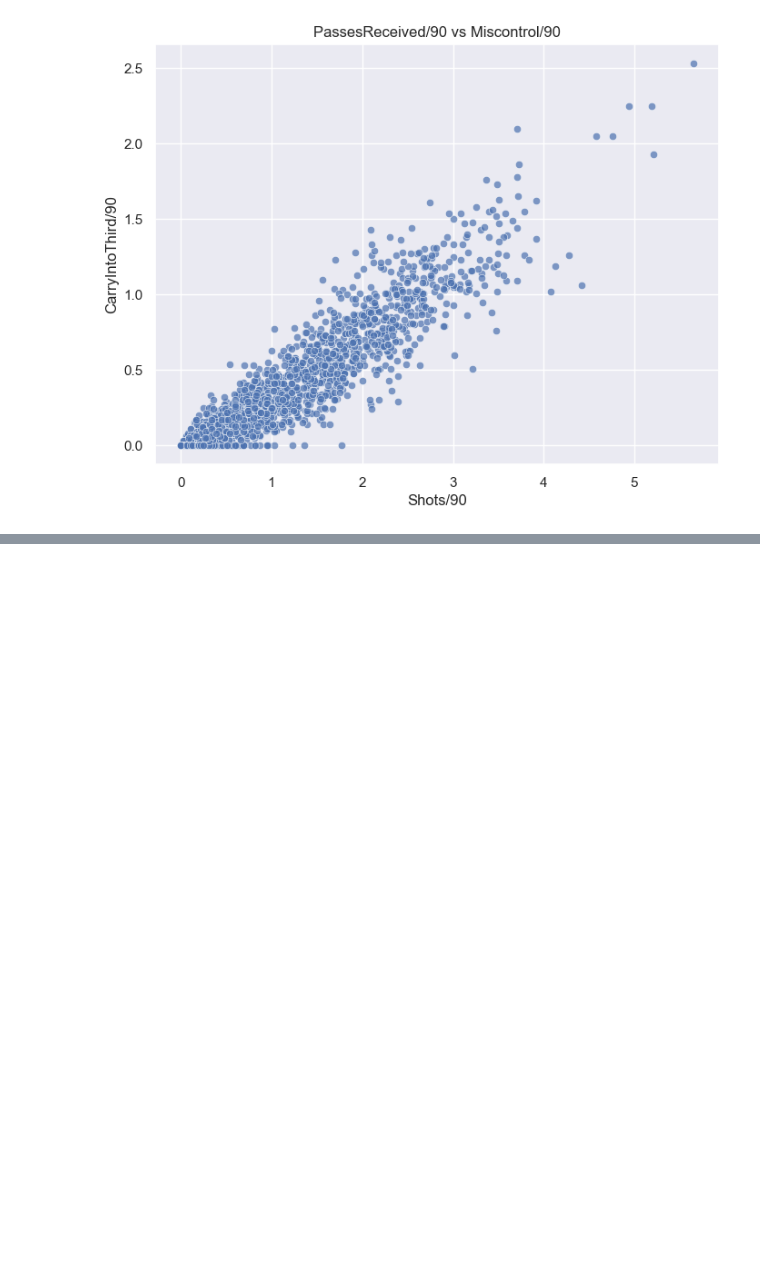
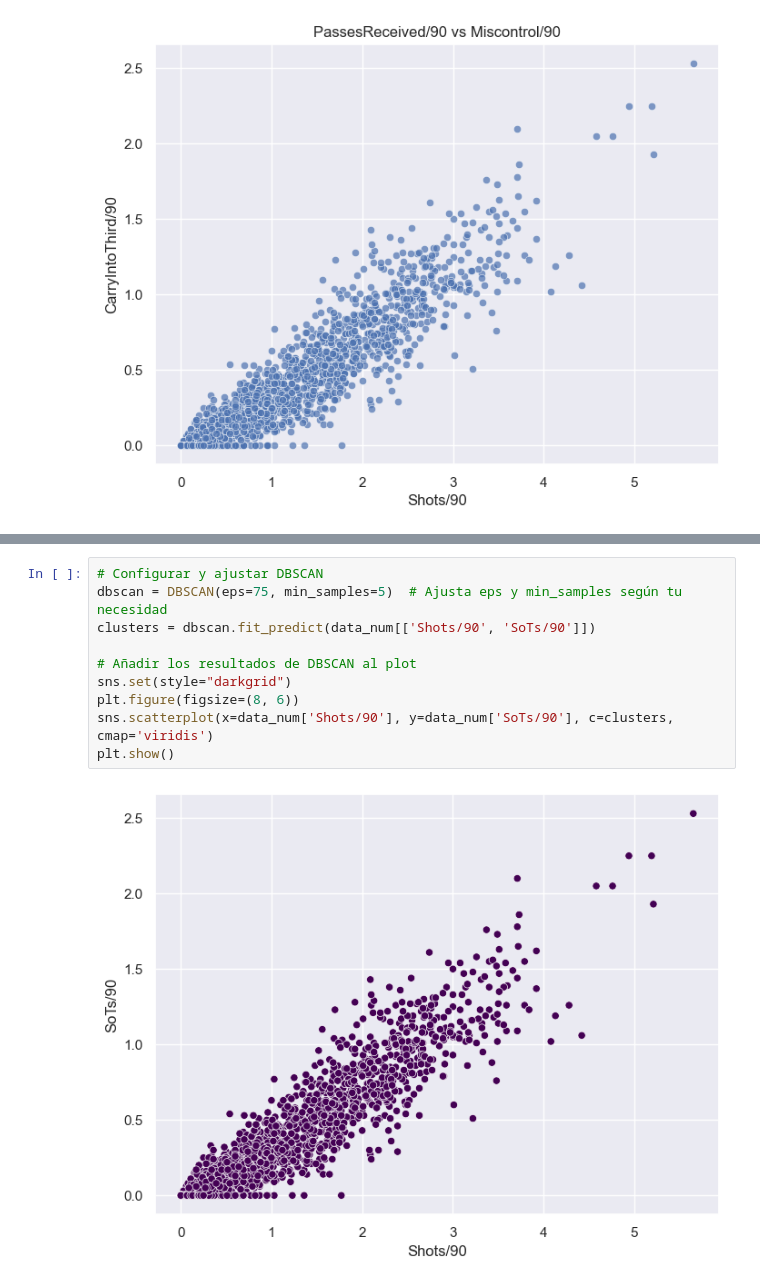
Before and after one commit to joacokoif/tp2_fulbo_ldd, a Jupyter notebook: tp2_LDD_Futbol_Analytics.ipynb, the cells around one changed output, grey strips where cells are left out. Cells and saved outputs as stored; diff of their text form; blank space fills up the shorter version.

```diff
--- a/tp2_LDD_Futbol_Analytics.ipynb
+++ b/tp2_LDD_Futbol_Analytics.ipynb
@@ -264,0 +246,12 @@ ValueError: could not convert string to float: 'Patrick van Aanholt'
+# %%
+# Configurar y ajustar DBSCAN
+dbscan = DBSCAN(eps=75, min_samples=5)  # Ajusta eps y min_samples según tu necesidad
+clusters = dbscan.fit_predict(data_num[['Shots/90', 'SoTs/90']])
+
+# Añadir los resultados de DBSCAN al plot
+sns.set(style="darkgrid")
+plt.figure(figsize=(8, 6))
+sns.scatterplot(x=data_num['Shots/90'], y=data_num['SoTs/90'], c=clusters, cmap='viridis')
+plt.show()
+# %% [output]
+[figure, added]
```
Also changed, not shown: parts of 14 cells of this notebook.
